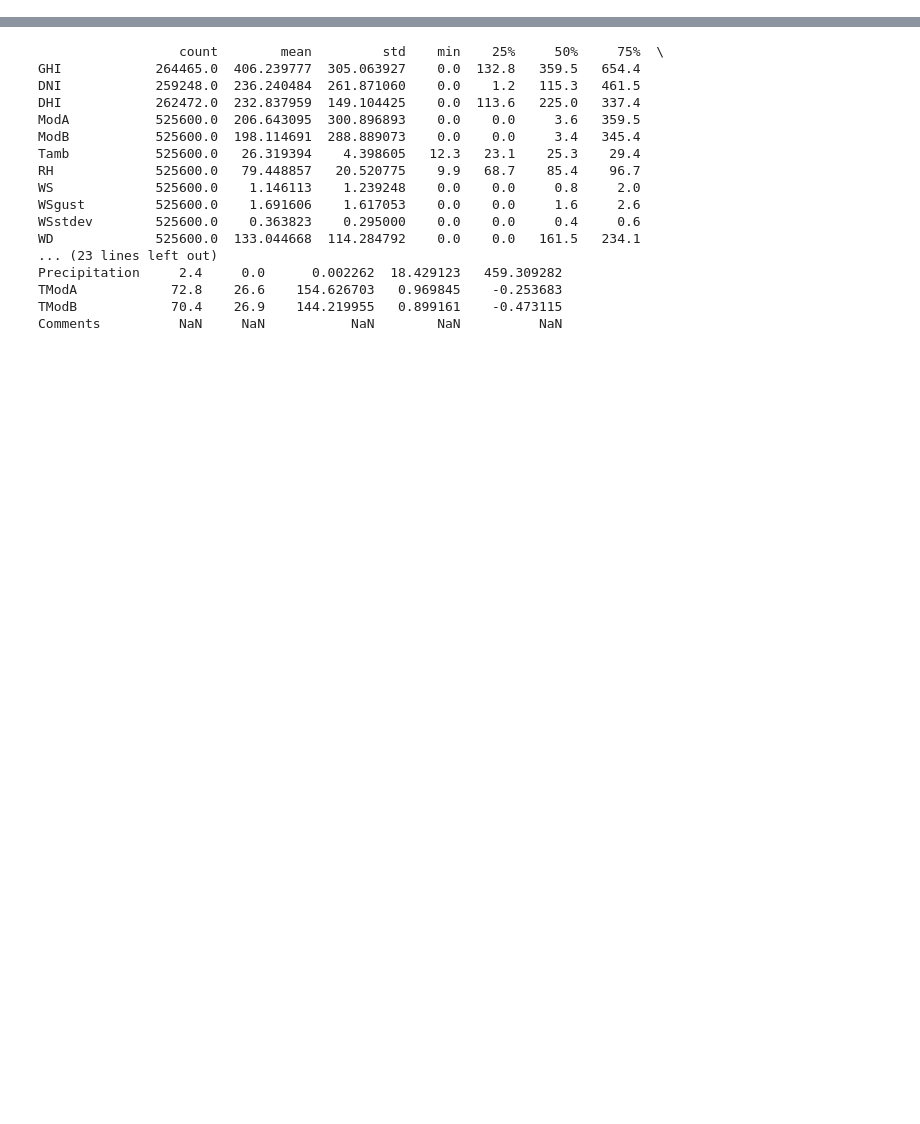
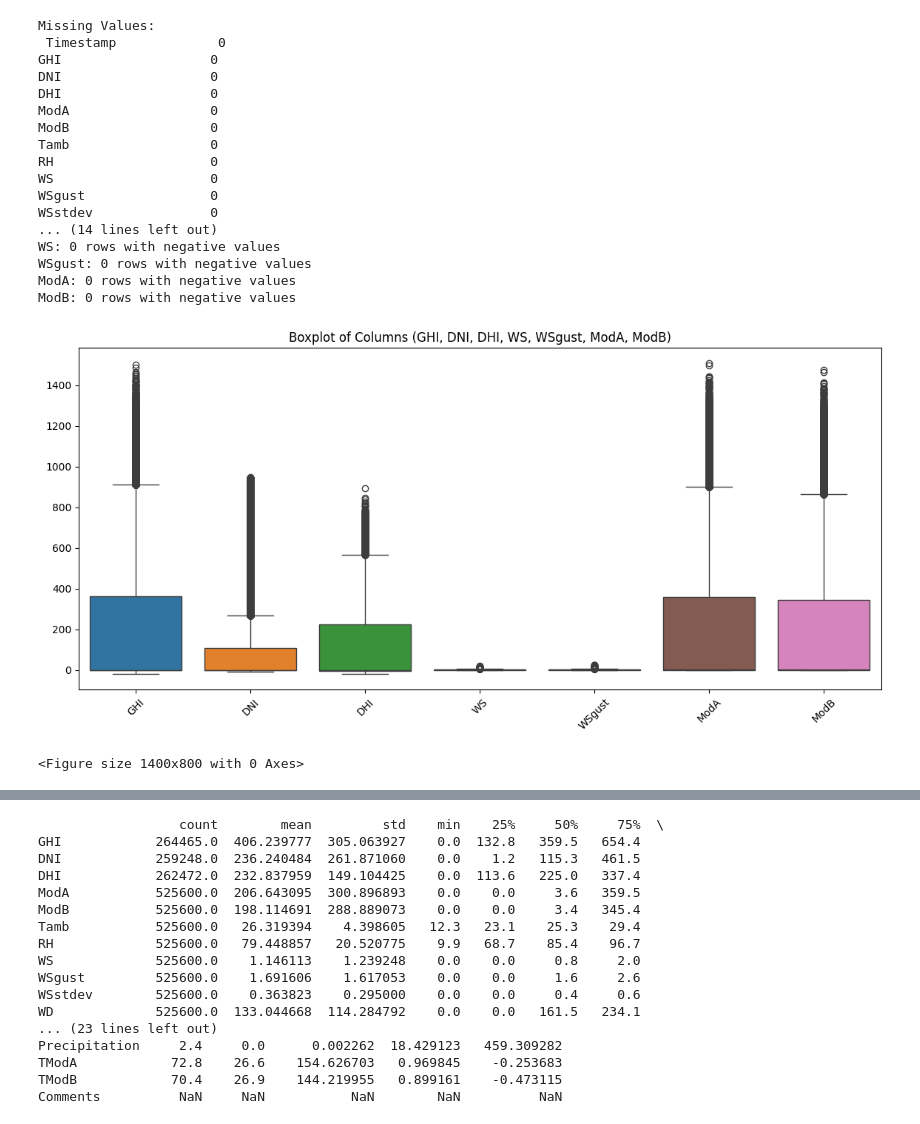
Before and after one commit to habrev/KAIM-week-0, a Jupyter notebook: notebooks/EDA-serraleaone.ipynb, the cells around one changed output, grey strips where cells are left out. Cells and saved outputs as stored; diff of their text form; code cells hidden in the pictures; blank space fills up the shorter version.

```diff
--- a/notebooks/EDA-serraleaone.ipynb
+++ b/notebooks/EDA-serraleaone.ipynb
@@ -15,45 +15,50 @@ def data_quality_check(df):
     columns_to_check = ['GHI', 'DNI', 'DHI', 'WS', 'WSgust', 'ModA', 'ModB']
 
     # Identify negative values in the columns where only positive values should exist
     incorrect_entries = {}
     for column in columns_to_check:
         incorrect_entries[column] = df[df[column] < 0][column].count()
 
     print("\nIncorrect Entries (Negative Values in Columns where only Positive Expected):")
     for column, count in incorrect_entries.items():
         print(f"{column}: {count} rows with negative values")
 
     # Boxplot visualization of potential outliers for sensor readings and wind data
     plt.figure(figsize=(14, 6))
     sns.boxplot(data=df[columns_to_check])
     plt.title("Boxplot of Columns (GHI, DNI, DHI, WS, WSgust, ModA, ModB)")
     plt.xticks(rotation=45)
     plt.show()
 
-    # Z-Score Analysis to identify outliers
-    from scipy.stats import zscore
-
-    df_numeric = df[columns_to_check]
-    z_scores = np.abs(zscore(df_numeric))
-
-    # Threshold for Z-score to consider data points as outliers (usually 3)
-    outliers = (z_scores > 3)
-
-    # Print the number of outliers in each column
-    print("\nOutliers based on Z-Score (Threshold > 3):")
-    for idx, column in enumerate(columns_to_check):
-        num_outliers = np.sum(outliers[:, idx])
-        print(f"{column}: {num_outliers} outliers")
-
     # Visualize Distribution with Histograms for better understanding
     plt.figure(figsize=(14, 8))
     df[columns_to_check].hist(bins=20, edgecolor='black', figsize=(14, 8))
     plt.suptitle('Histograms of Columns (GHI, DNI, DHI, WS, WSgust, ModA, ModB)')
     plt.show()
 
 # Example Usage
 if __name__ == "__main__":
     df = pd.read_csv('../assets/data/sierraleone-bumbuna.csv')
 
     # Perform Data Quality Check
     data_quality_check(df)
+# %% [output]
+Missing Values:
+ Timestamp             0
+GHI                   0
+DNI                   0
+DHI                   0
+ModA                  0
+ModB                  0
+Tamb                  0
+RH                    0
+WS                    0
+WSgust                0
+WSstdev               0
+... (14 lines left out)
+WS: 0 rows with negative values
+WSgust: 0 rows with negative values
+ModA: 0 rows with negative values
+ModB: 0 rows with negative values
+[figure, added]
+<Figure size 1400x800 with 0 Axes>
```
Also changed, not shown: parts of 1 cell of this notebook, 1 other file.
